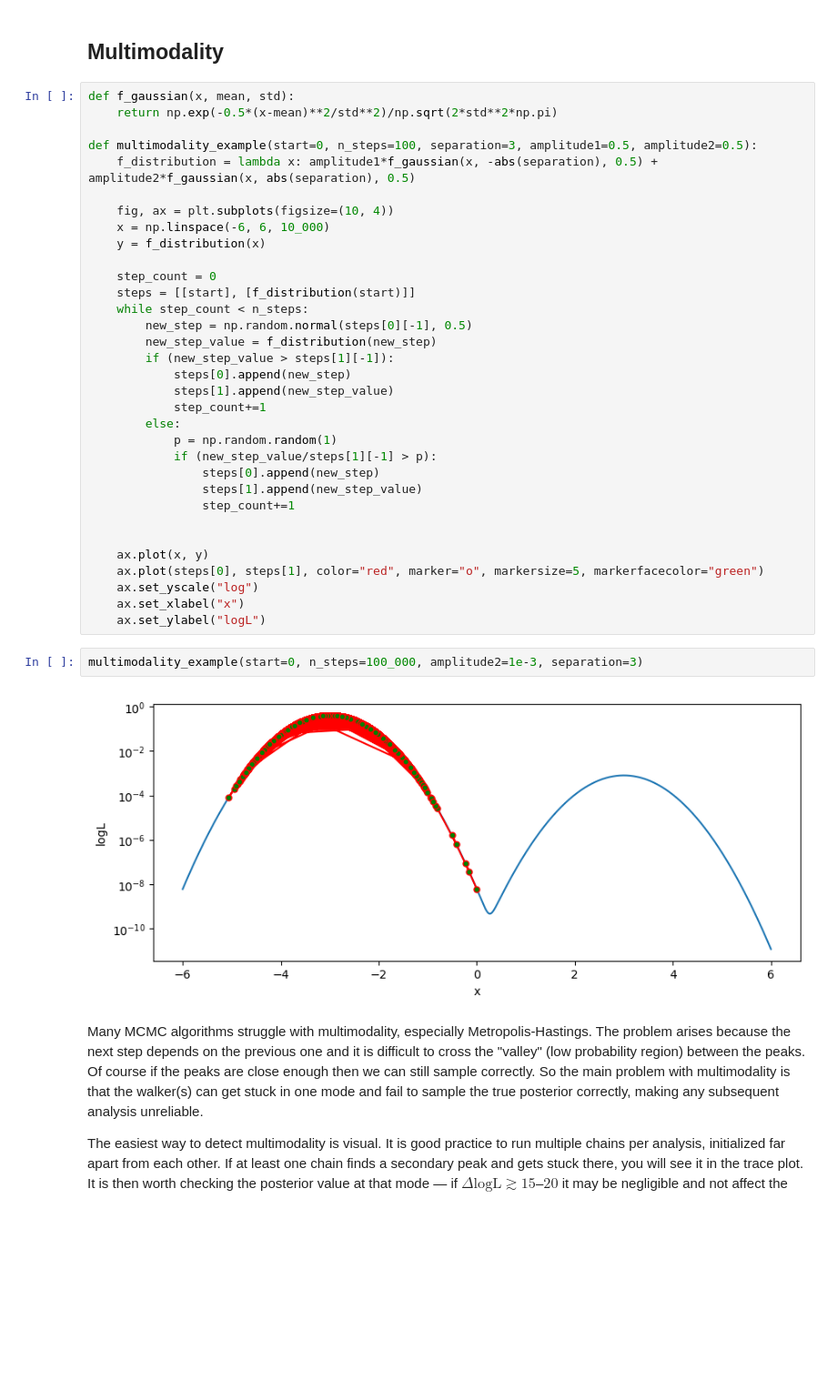
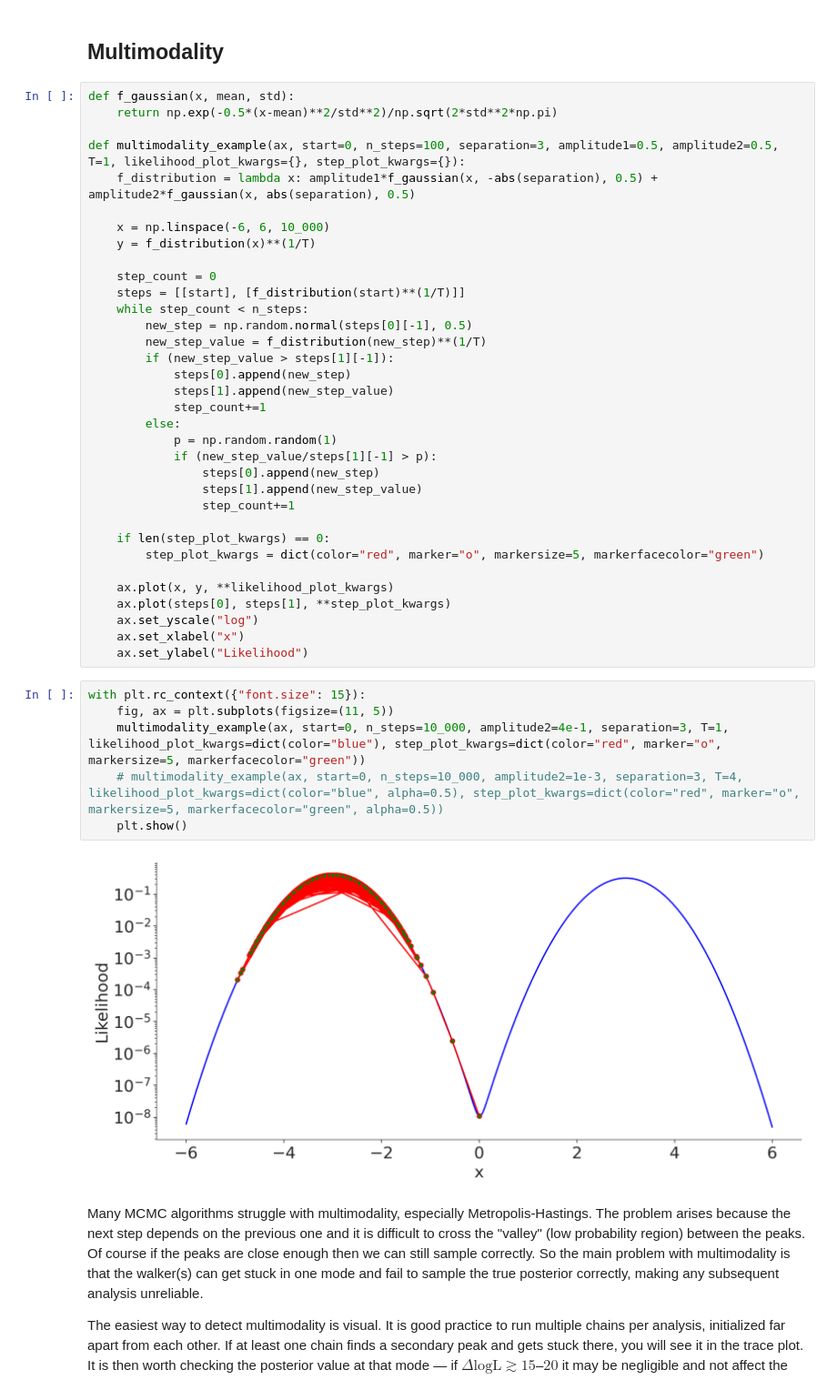
Before and after one commit to vasarm/STTG2026, a Jupyter notebook: lecture3.ipynb, the cells around one changed output. Shown at 91% size. Drawn from its saved outputs; the diff is of its cells as text; blank space fills up the shorter version.

```diff
--- a/lecture3.ipynb
+++ b/lecture3.ipynb
@@ -58,18 +59,17 @@ N_chains = data["n_chains"].item()
 def f_gaussian(x, mean, std):
     return np.exp(-0.5*(x-mean)**2/std**2)/np.sqrt(2*std**2*np.pi)
 
-def multimodality_example(start=0, n_steps=100, separation=3, amplitude1=0.5, amplitude2=0.5):
+def multimodality_example(ax, start=0, n_steps=100, separation=3, amplitude1=0.5, amplitude2=0.5, T=1, likelihood_plot_kwargs={}, step_plot_kwargs={}):
     f_distribution = lambda x: amplitude1*f_gaussian(x, -abs(separation), 0.5) + amplitude2*f_gaussian(x, abs(separation), 0.5)
 
-    fig, ax = plt.subplots(figsize=(10, 4))
     x = np.linspace(-6, 6, 10_000)
-    y = f_distribution(x)
+    y = f_distribution(x)**(1/T)
 
     step_count = 0
-    steps = [[start], [f_distribution(start)]]
+    steps = [[start], [f_distribution(start)**(1/T)]]
     while step_count < n_steps:
         new_step = np.random.normal(steps[0][-1], 0.5)
-        new_step_value = f_distribution(new_step)
+        new_step_value = f_distribution(new_step)**(1/T)
         if (new_step_value > steps[1][-1]):
             steps[0].append(new_step)
             steps[1].append(new_step_value)
@@ -81,16 +81,22 @@ def multimodality_example(start=0, n_steps=100, separation=3, amplitude1=0.5, am
                 steps[1].append(new_step_value)
                 step_count+=1
 
+    if len(step_plot_kwargs) == 0:
+        step_plot_kwargs = dict(color="red", marker="o", markersize=5, markerfacecolor="green")
 
-    ax.plot(x, y)
-    ax.plot(steps[0], steps[1], color="red", marker="o", markersize=5, markerfacecolor="green")
+    ax.plot(x, y, **likelihood_plot_kwargs)
+    ax.plot(steps[0], steps[1], **step_plot_kwargs)
     ax.set_yscale("log")
     ax.set_xlabel("x")
-    ax.set_ylabel("logL")
+    ax.set_ylabel("Likelihood")
 # %%
-multimodality_example(start=0, n_steps=100_000, amplitude2=1e-3, separation=3)
+with plt.rc_context({"font.size": 15}):
+    fig, ax = plt.subplots(figsize=(11, 5))
+    multimodality_example(ax, start=0, n_steps=10_000, amplitude2=4e-1, separation=3, T=1, likelihood_plot_kwargs=dict(color="blue"), step_plot_kwargs=dict(color="red", marker="o", markersize=5, markerfacecolor="green"))
+    # multimodality_example(ax, start=0, n_steps=10_000, amplitude2=1e-3, separation=3, T=4, likelihood_plot_kwargs=dict(color="blue", alpha=0.5), step_plot_kwargs=dict(color="red", marker="o", markersize=5, markerfacecolor="green", alpha=0.5))
+    plt.show()
 # %% [output]
-[figure, old version]
+[figure, new version]
 # %% [markdown]
 Many MCMC algorithms struggle with multimodality, especially Metropolis-Hastings. The problem arises because the next step depends on the previous one and it is difficult to cross the "valley" (low probability region) between the peaks. Of course if the peaks are close enough then we can still sample correctly. So the main problem with multimodality is that the walker(s) can get stuck in one mode and fail to sample the true posterior correctly, making any subsequent analysis unreliable.
 
```
Also changed, not shown: parts of 6 cells of this notebook.
